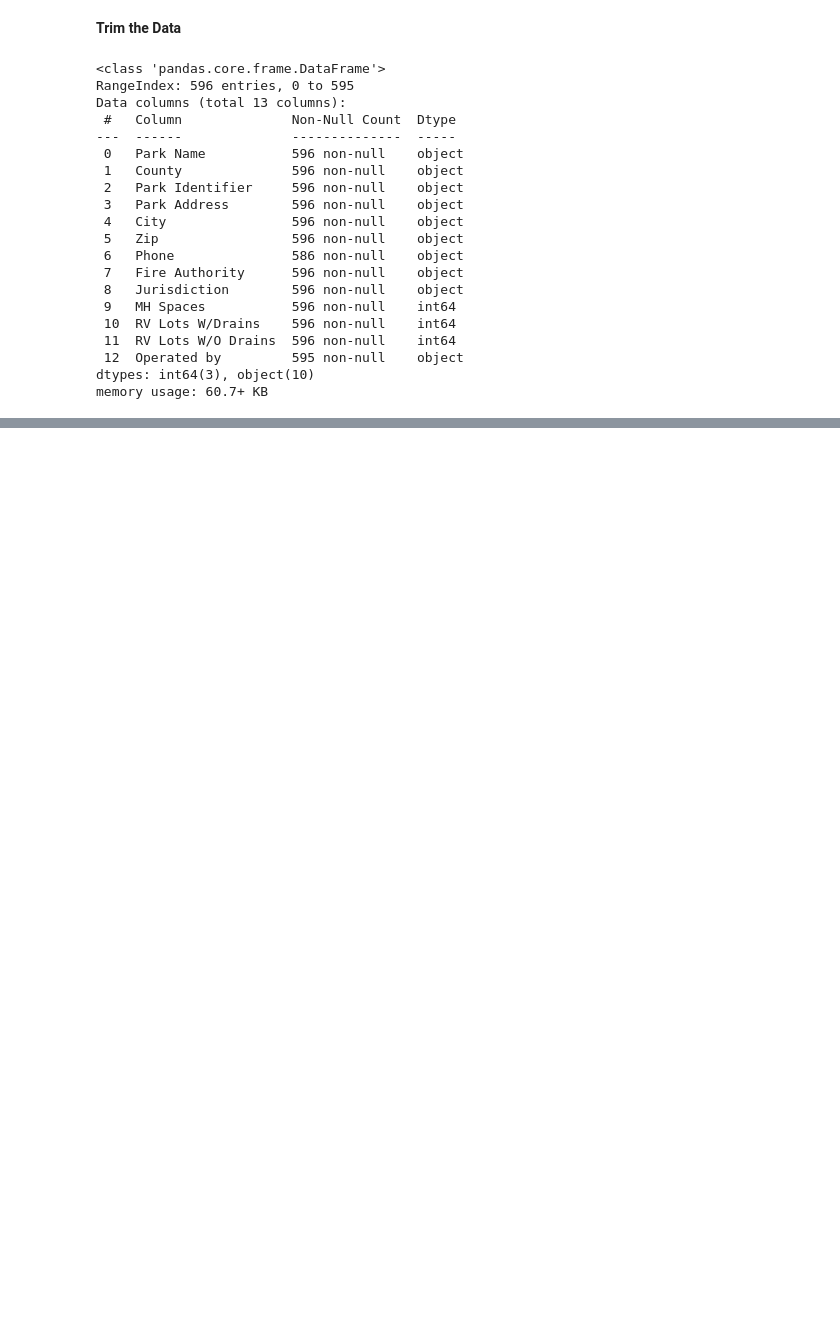
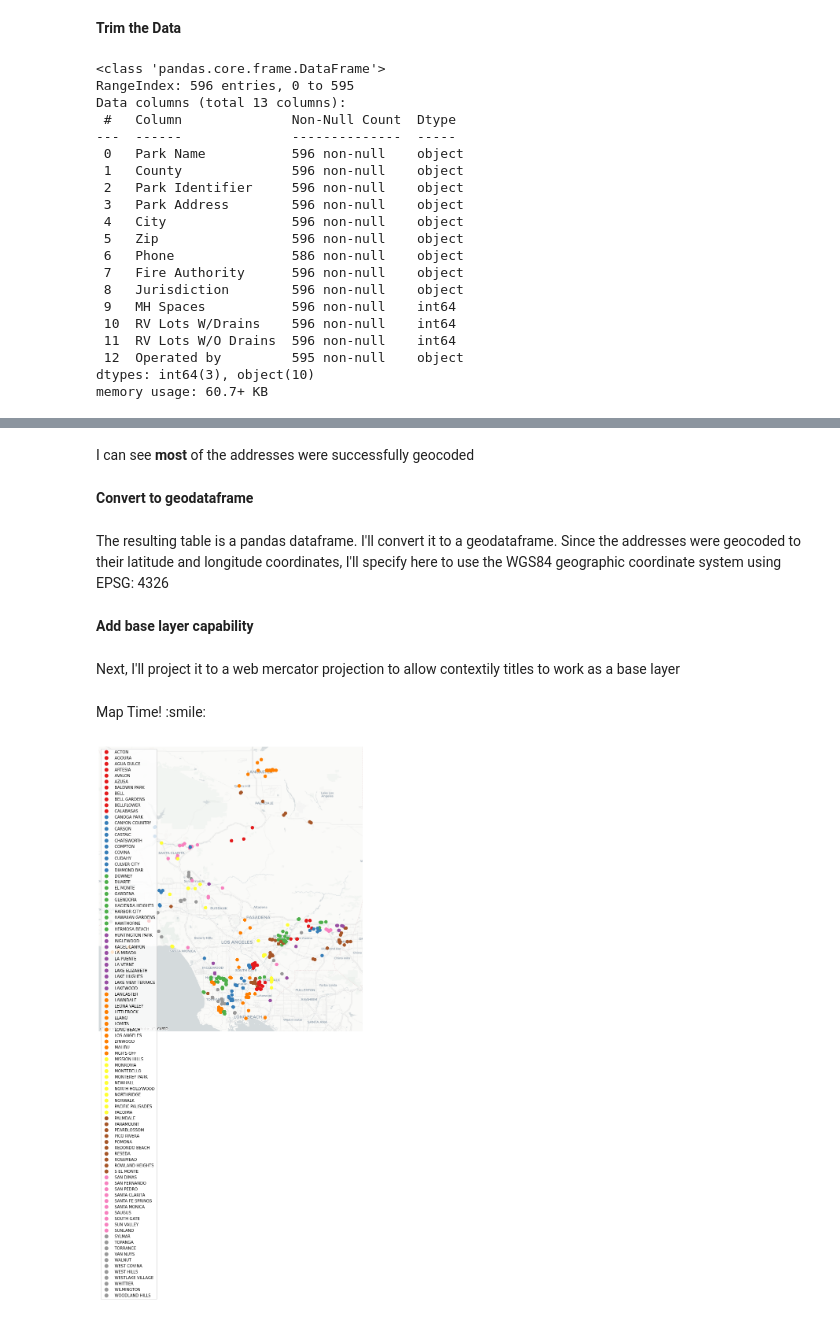
Before and after one commit to aureliamc/up206a-project-mobile_homies, a Jupyter notebook: PTE notebooks/MHP/GeocodingMHP.ipynb, the cells around one changed output, grey strips where cells are left out. Drawn from its saved outputs; the diff is of its cells as text; code cells hidden in the pictures; blank space fills up the shorter version.

```diff
--- a/PTE notebooks/MHP/GeocodingMHP.ipynb
+++ b/PTE notebooks/MHP/GeocodingMHP.ipynb
@@ -52,0 +57,3 @@ memory usage: 60.7+ KB
+# %%
+mhp['lat'] = pd.Series(dtype='float')
+mhp['lon'] = pd.Series(dtype='float')
@@ -52,0 +73,21 @@ memory usage: 60.7+ KB
+# %%
+for index, row in mhp.iterrows():
+
+    # identify the address column
+    address = row['Park Address']
+
+    try:
+
+        # geocode it
+        geocoded_address = ox.geocoder.geocode(address)
+
+        # add it to the dataframe
+        mhp.at[index,'lat']=geocoded_address[0]
+        mhp.at[index,'lon']=geocoded_address[1]
+
+        # print the output
+        print(address + ' geocoded to ' + str(geocoded_address[0])+' '+str(geocoded_address[1]))
+
+    except:
+        print('Could not geocode '+ address)
+        pass
@@ -52,0 +128,31 @@ memory usage: 60.7+ KB
+# %% [markdown]
+I can see **most** of the addresses were successfully geocoded
+# %% [markdown]
+**Convert to geodataframe**
+# %% [markdown]
+The resulting table is a pandas dataframe. I'll convert it to a geodataframe. Since the addresses were geocoded to their latitude and longitude coordinates, I'll specify here to use the WGS84 geographic coordinate system using EPSG: 4326
+# %%
+# convert pandas dataframe to geodataframe
+mhp = gpd.GeoDataFrame(mhp,
+                                     crs="EPSG:4326",
+                                     geometry=gpd.points_from_xy(mhp.lon, mhp.lat))
+# %% [markdown]
+**Add base layer capability**
+# %% [markdown]
+Next, I'll project it to a web mercator projection to allow contextily titles to work as a base layer
+# %%
+# reproject to web mercator
+mhp = mhp.to_crs(epsg=3857)
+# %% [markdown]
+Map Time! :smile:
+# %%
+ax = mhp.plot(figsize=(12,20),
+                              column='City',
+                              legend=True,
+                              cmap='Set1',
+                             markersize=60)
+
+ax.axis('off')
+ctx.add_basemap(ax,source=ctx.providers.CartoDB.Positron)
+# %% [output]
+[figure, added]
```
Also changed, not shown: parts of 8 cells of this notebook.
